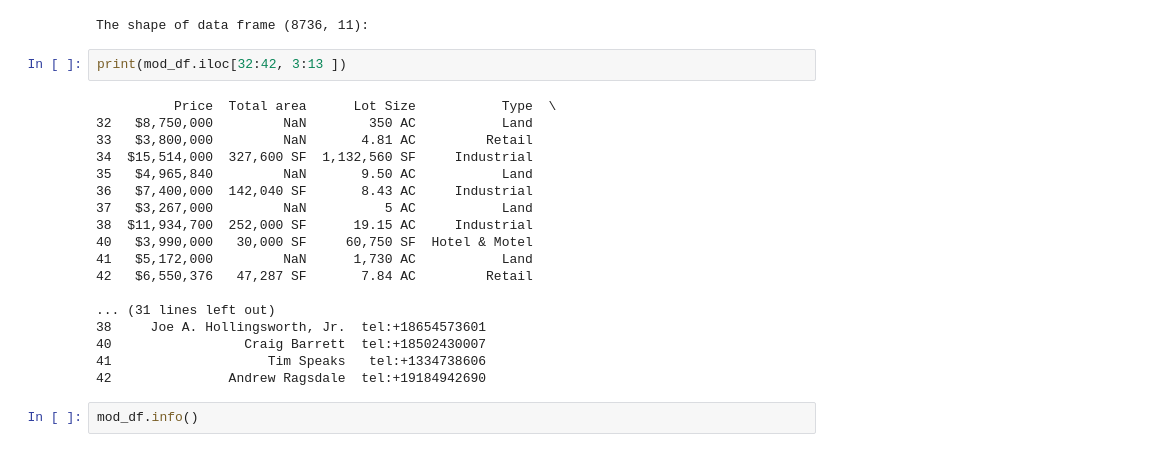
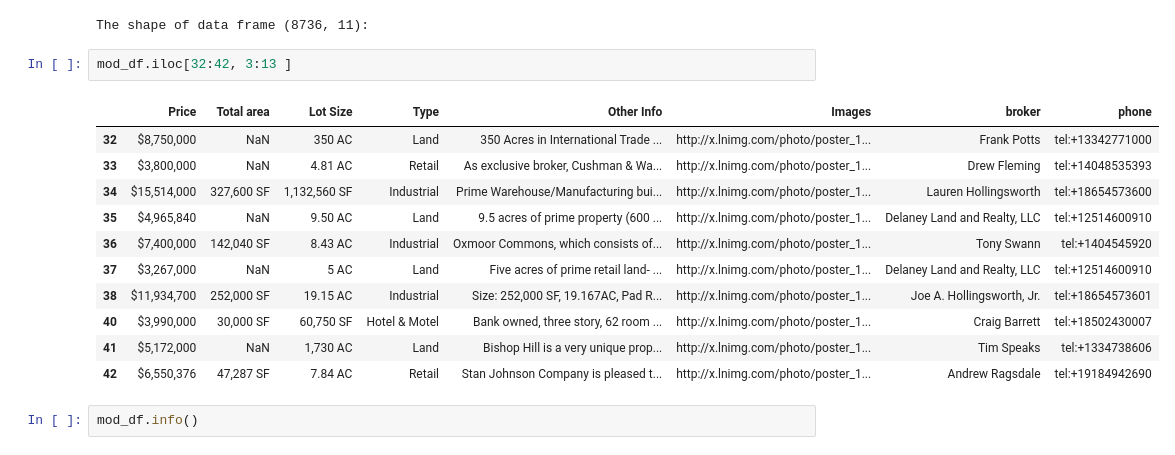
Before and after one commit to marencc/pyladies_vienna_data_course, a Jupyter notebook: eda_project/eda_project_19may.ipynb, the cells around one changed output. Cells and saved outputs as stored; diff of their text form.

```diff
--- a/eda_project/eda_project_19may.ipynb
+++ b/eda_project/eda_project_19may.ipynb
@@ -356,25 +347,19 @@ print("The shape of data frame %s:" %(mod_df_shape))
 # %% [output]
 The shape of data frame (8736, 11):
 # %%
-print(mod_df.iloc[32:42, 3:13 ])
+mod_df.iloc[32:42, 3:13 ]
 # %% [output]
-          Price  Total area      Lot Size           Type  \
-32   $8,750,000         NaN        350 AC           Land
-33   $3,800,000         NaN       4.81 AC         Retail
-34  $15,514,000  327,600 SF  1,132,560 SF     Industrial
-35   $4,965,840         NaN       9.50 AC           Land
-36   $7,400,000  142,040 SF       8.43 AC     Industrial
-37   $3,267,000         NaN          5 AC           Land
-38  $11,934,700  252,000 SF      19.15 AC     Industrial
-40   $3,990,000   30,000 SF     60,750 SF  Hotel & Motel
-41   $5,172,000         NaN      1,730 AC           Land
-42   $6,550,376   47,287 SF       7.84 AC         Retail
-
-... (31 lines left out)
-38     Joe A. Hollingsworth, Jr.  tel:+18654573601
-40                 Craig Barrett  tel:+18502430007
-41                    Tim Speaks   tel:+1334738606
-42               Andrew Ragsdale  tel:+19184942690
+|  | Price | Total area | Lot Size | Type | Other Info | Images | broker | phone |
+| 32 | $8,750,000 | NaN | 350 AC | Land | 350 Acres in International Trade ... | http://x.lnimg.com/photo/poster_1... | Frank Potts | tel:+13342771000 |
+| 33 | $3,800,000 | NaN | 4.81 AC | Retail | As exclusive broker, Cushman & Wa... | http://x.lnimg.com/photo/poster_1... | Drew Fleming | tel:+14048535393 |
+| 34 | $15,514,000 | 327,600 SF | 1,132,560 SF | Industrial | Prime Warehouse/Manufacturing bui... | http://x.lnimg.com/photo/poster_1... | Lauren Hollingsworth | tel:+18654573600 |
+| 35 | $4,965,840 | NaN | 9.50 AC | Land | 9.5 acres of prime property (600 ... | http://x.lnimg.com/photo/poster_1... | Delaney Land and Realty, LLC | tel:+12514600910 |
+| 36 | $7,400,000 | 142,040 SF | 8.43 AC | Industrial | Oxmoor Commons, which consists of... | http://x.lnimg.com/photo/poster_1... | Tony Swann | tel:+1404545920 |
+| 37 | $3,267,000 | NaN | 5 AC | Land | Five acres of prime retail land- ... | http://x.lnimg.com/photo/poster_1... | Delaney Land and Realty, LLC | tel:+12514600910 |
+| 38 | $11,934,700 | 252,000 SF | 19.15 AC | Industrial | Size: 252,000 SF, 19.167AC, Pad R... | http://x.lnimg.com/photo/poster_1... | Joe A. Hollingsworth, Jr. | tel:+18654573601 |
+| 40 | $3,990,000 | 30,000 SF | 60,750 SF | Hotel & Motel | Bank owned, three story, 62 room ... | http://x.lnimg.com/photo/poster_1... | Craig Barrett | tel:+18502430007 |
+| 41 | $5,172,000 | NaN | 1,730 AC | Land | Bishop Hill is a very unique prop... | http://x.lnimg.com/photo/poster_1... | Tim Speaks | tel:+1334738606 |
+| 42 | $6,550,376 | 47,287 SF | 7.84 AC | Retail | Stan Johnson Company is pleased t... | http://x.lnimg.com/photo/poster_1... | Andrew Ragsdale | tel:+19184942690 |
 # %%
 mod_df.info()
 # %% [output]
```
Also changed, not shown: parts of 24 cells of this notebook.
